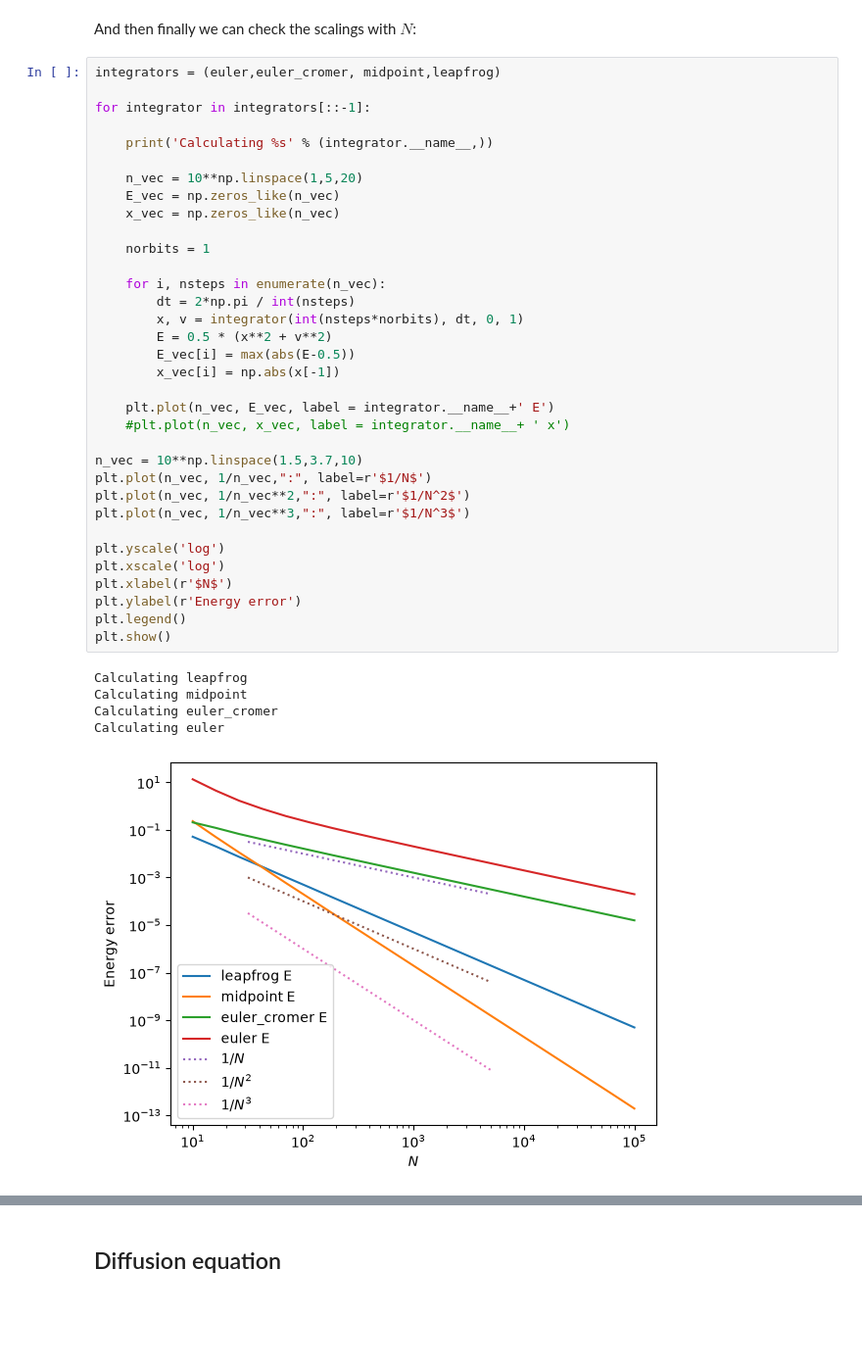
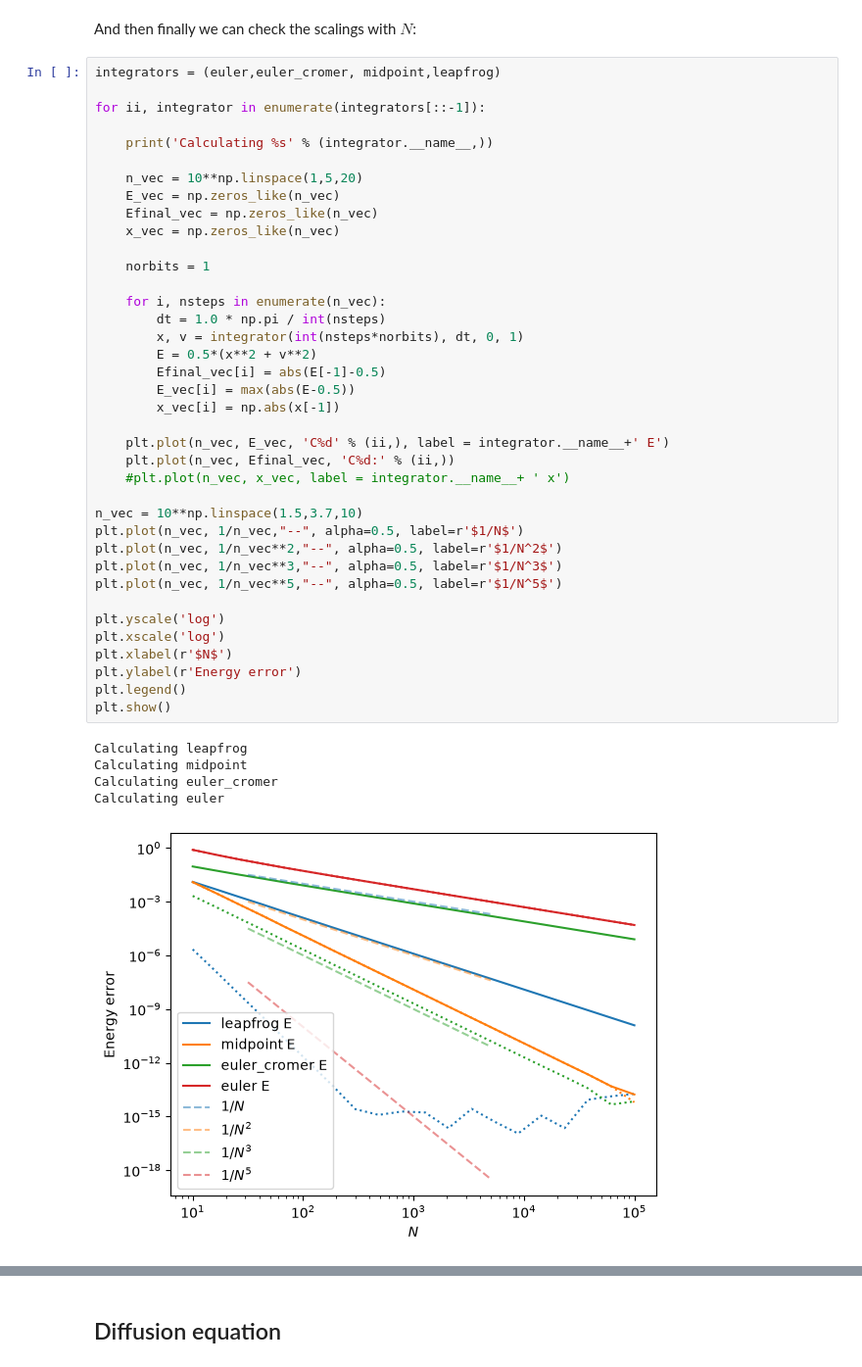
Before and after one commit to andrewcumming/phys512, a Jupyter notebook: solutions_ivp.ipynb, the cells around one changed output, grey strips where cells are left out. Shown at 98% size. Cells and saved outputs as stored; diff of their text form; blank space fills up the shorter version.

```diff
--- a/solutions_ivp.ipynb
+++ b/solutions_ivp.ipynb
@@ -492,41 +492,45 @@ And then finally we can check the scalings with $N$:
 # %%
 integrators = (euler,euler_cromer, midpoint,leapfrog)
 
-for integrator in integrators[::-1]:
+for ii, integrator in enumerate(integrators[::-1]):
 
     print('Calculating %s' % (integrator.__name__,))
 
     n_vec = 10**np.linspace(1,5,20)
     E_vec = np.zeros_like(n_vec)
+    Efinal_vec = np.zeros_like(n_vec)
     x_vec = np.zeros_like(n_vec)
 
     norbits = 1
 
     for i, nsteps in enumerate(n_vec):
-        dt = 2*np.pi / int(nsteps)
+        dt = 1.0 * np.pi / int(nsteps)
         x, v = integrator(int(nsteps*norbits), dt, 0, 1)
-        E = 0.5 * (x**2 + v**2)
+        E = 0.5*(x**2 + v**2)
+        Efinal_vec[i] = abs(E[-1]-0.5)
         E_vec[i] = max(abs(E-0.5))
         x_vec[i] = np.abs(x[-1])
 
-    plt.plot(n_vec, E_vec, label = integrator.__name__+' E')
+    plt.plot(n_vec, E_vec, 'C%d' % (ii,), label = integrator.__name__+' E')
+    plt.plot(n_vec, Efinal_vec, 'C%d:' % (ii,))
     #plt.plot(n_vec, x_vec, label = integrator.__name__+ ' x')
 
 n_vec = 10**np.linspace(1.5,3.7,10)
-plt.plot(n_vec, 1/n_vec,":", label=r'$1/N$')
-plt.plot(n_vec, 1/n_vec**2,":", label=r'$1/N^2$')
-plt.plot(n_vec, 1/n_vec**3,":", label=r'$1/N^3$')
+plt.plot(n_vec, 1/n_vec,"--", alpha=0.5, label=r'$1/N$')
+plt.plot(n_vec, 1/n_vec**2,"--", alpha=0.5, label=r'$1/N^2$')
+plt.plot(n_vec, 1/n_vec**3,"--", alpha=0.5, label=r'$1/N^3$')
+plt.plot(n_vec, 1/n_vec**5,"--", alpha=0.5, label=r'$1/N^5$')
 
 plt.yscale('log')
 plt.xscale('log')
 plt.xlabel(r'$N$')
 plt.ylabel(r'Energy error')
 plt.legend()
 plt.show()
 # %% [output]
 Calculating leapfrog
 Calculating midpoint
 Calculating euler_cromer
 Calculating euler
-[figure, old version]
+[figure, new version]
 # %% [markdown]
```
Also changed, not shown: parts of 2 cells of this notebook.
